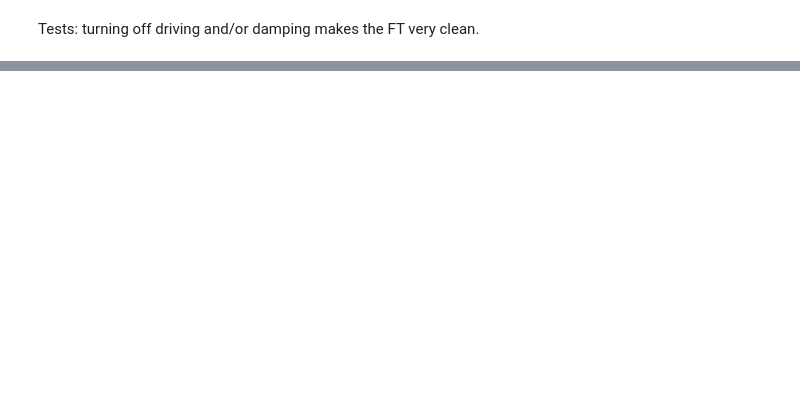
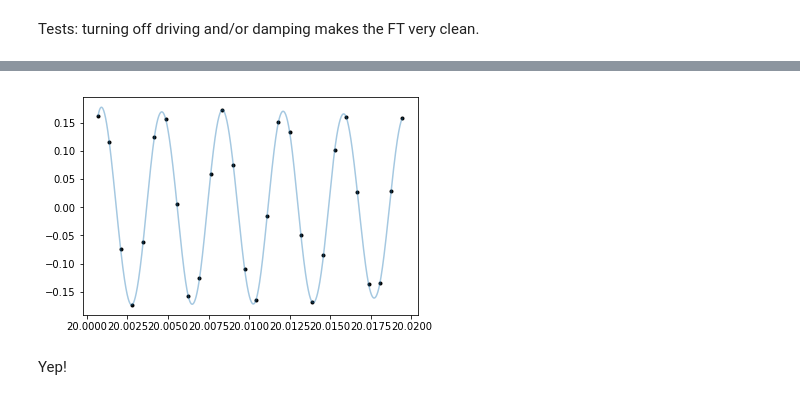
Before and after one commit to megbedell/pmodes, a Jupyter notebook: harmonic-oscillator.ipynb, the cells around one changed output, grey strips where cells are left out. Drawn from its saved outputs; the diff is of its cells as text; code cells hidden in the pictures; blank space fills up the shorter version.

```diff
--- a/harmonic-oscillator.ipynb
+++ b/harmonic-oscillator.ipynb
@@ -69,0 +82,12 @@ Tests: turning off driving and/or damping makes the FT very clean.
+# %%
+inds = (ts/86400. > 20.) & (ts/86400. < 20.02)
+short_ts = ts[inds]
+short_rvs = rvs[inds]
+plt.plot(short_ts/86400., short_rvs, 'k.')
+interp = interp1d(short_ts, short_rvs, kind='cubic', assume_sorted=True)
+xs = np.arange(np.min(short_ts), np.max(short_ts), 0.0005)
+plt.plot(xs/86400., interp(xs), alpha=0.4);
+# %% [output]
+[figure, added]
+# %% [markdown]
+Yep!
```
Also changed, not shown: parts of 25 cells of this notebook.
